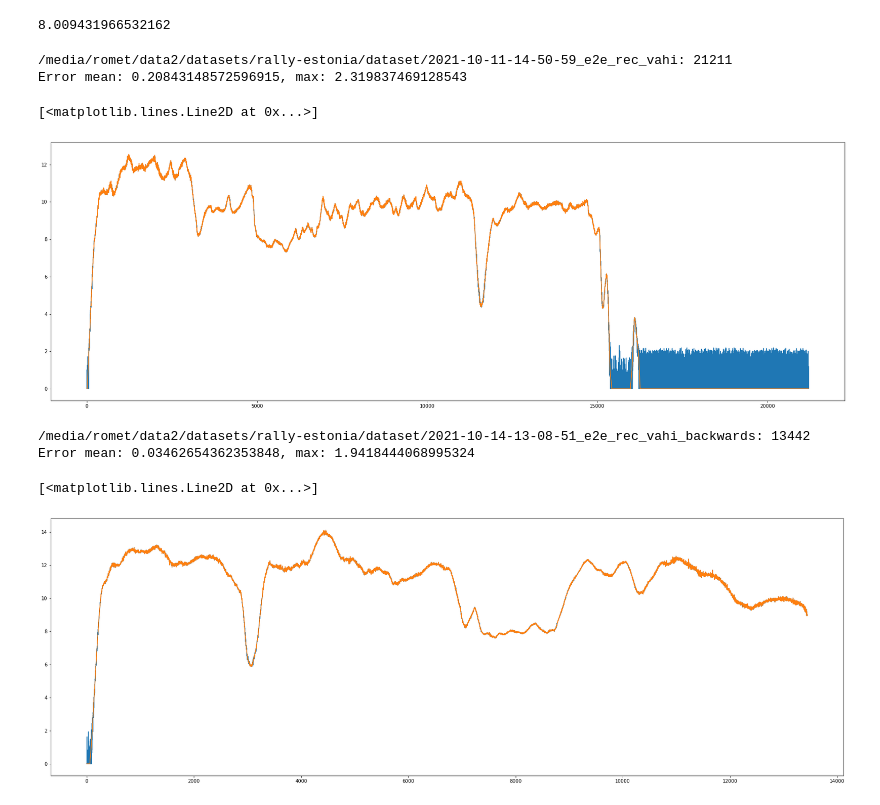
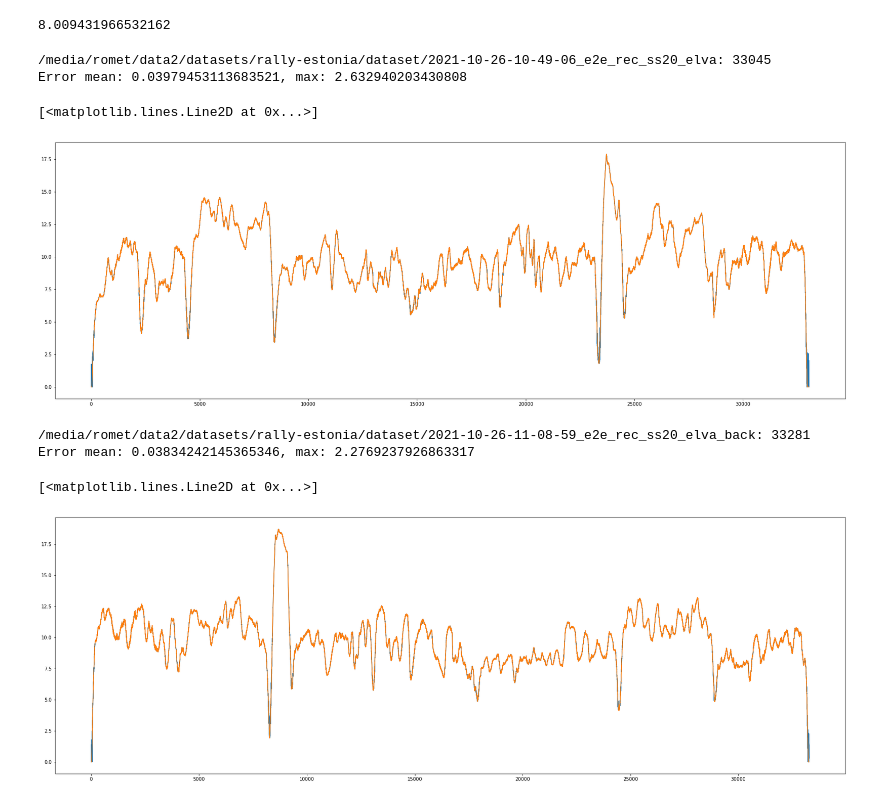
Before and after one commit to UT-ADL/e2e-rally-estonia, a Jupyter notebook: create_velocity_model.ipynb, the cells around one changed output. Cells and saved outputs as stored; diff of their text form; code cells hidden in the pictures.

```diff
--- a/create_velocity_model.ipynb
+++ b/create_velocity_model.ipynb
@@ -147,27 +79,27 @@ speed
 # %% [output]
 8.009431966532162
 # %%
-test_df = NvidiaDataset([root_path / "2021-10-11-14-50-59_e2e_rec_vahi"], camera="front_wide", transform=None).frames
+test_df = NvidiaDataset([root_path / "2021-10-26-10-49-06_e2e_rec_ss20_elva"], camera="front_wide", transform=None).frames
 
 x = test_df["position_x"] + np.random.normal(0, 0.5, len(test_df))
 y = test_df["position_y"] + np.random.normal(0, 0.5, len(test_df))
 yaw = test_df["yaw"] + np.random.normal(0, 0.1, len(test_df))
 
 result_df = pd.DataFrame(data={'x': x, 'y': y, 'yaw': yaw})
 result_df['vehicle_speed'] = result_df.apply(lambda x: velocity_model.find_speed_for_position(x['x'], x['y'], x['yaw'])[0], axis=1)
 result_df["error"] = np.abs(result_df["vehicle_speed"] - test_df["vehicle_speed"])
 print(f"Error mean: {result_df.error.mean()}, max: {result_df.error.max()}")
 
 plt.figure(figsize=(30, 10))
 plt.plot(result_df["vehicle_speed"])
 plt.plot(test_df["vehicle_speed"])
 # %% [output]
-/media/romet/data2/datasets/rally-estonia/dataset/2021-10-11-14-50-59_e2e_rec_vahi: 21211
-Error mean: 0.20843148572596915, max: 2.319837469128543
+/media/romet/data2/datasets/rally-estonia/dataset/2021-10-26-10-49-06_e2e_rec_ss20_elva: 33045
+Error mean: 0.03979453113683521, max: 2.632940203430808
 [<matplotlib.lines.Line2D at 0x...>]
-[figure, old version]
+[figure, new version]
 # %%
-test_df = NvidiaDataset([root_path / "2021-10-14-13-08-51_e2e_rec_vahi_backwards"], camera="front_wide", transform=None).frames
+test_df = NvidiaDataset([root_path / "2021-10-26-11-08-59_e2e_rec_ss20_elva_back"], camera="front_wide", transform=None).frames
 
 x = test_df["position_x"] + np.random.normal(0, 0.5, len(test_df))
 y = test_df["position_y"] + np.random.normal(0, 0.5, len(test_df))
@@ -182,7 +114,7 @@ plt.figure(figsize=(30, 10))
 plt.plot(result_df["vehicle_speed"])
 plt.plot(test_df["vehicle_speed"])
 # %% [output]
-/media/romet/data2/datasets/rally-estonia/dataset/2021-10-14-13-08-51_e2e_rec_vahi_backwards: 13442
-Error mean: 0.03462654362353848, max: 1.9418444068995324
+/media/romet/data2/datasets/rally-estonia/dataset/2021-10-26-11-08-59_e2e_rec_ss20_elva_back: 33281
+Error mean: 0.03834242145365346, max: 2.2769237926863317
 [<matplotlib.lines.Line2D at 0x...>]
-[figure, old version]
+[figure, new version]
```
Also changed, not shown: parts of 4 cells of this notebook, 4 other files.
